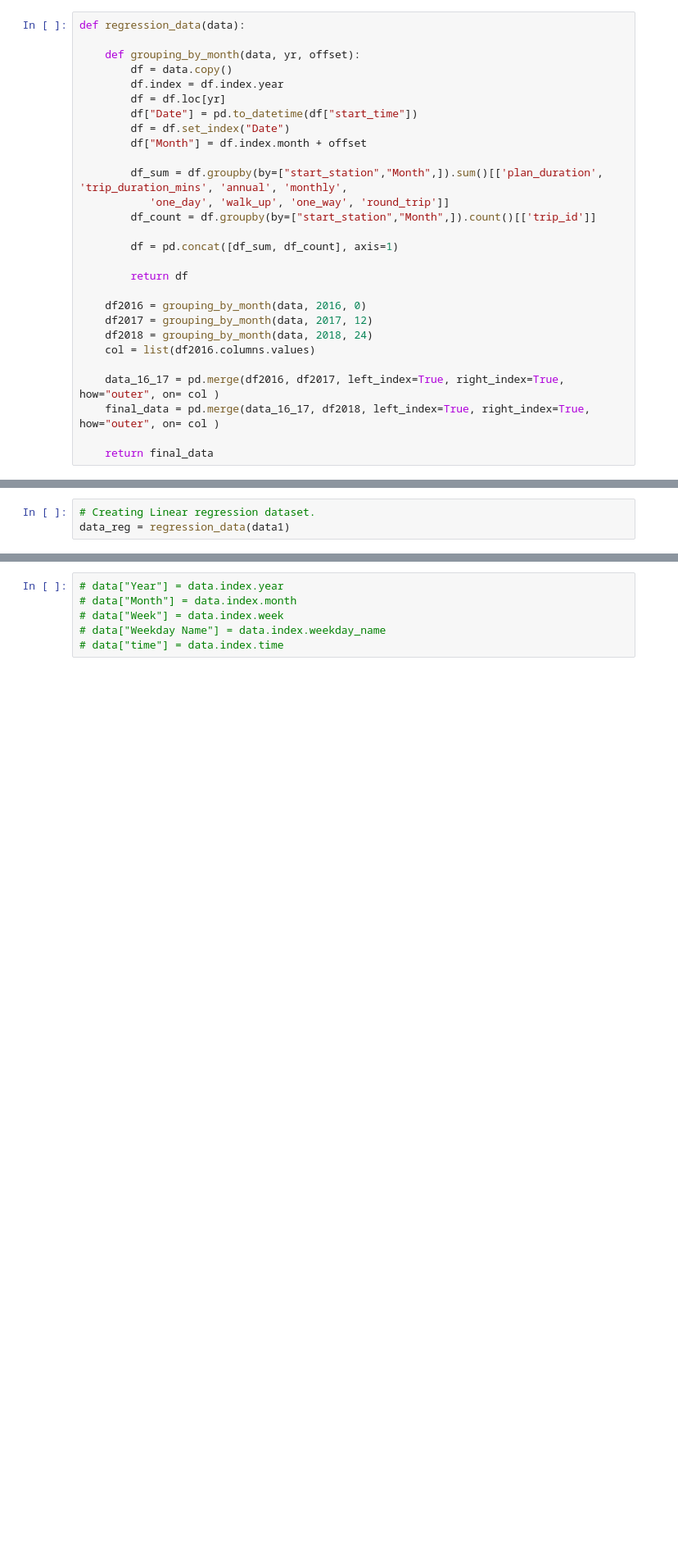
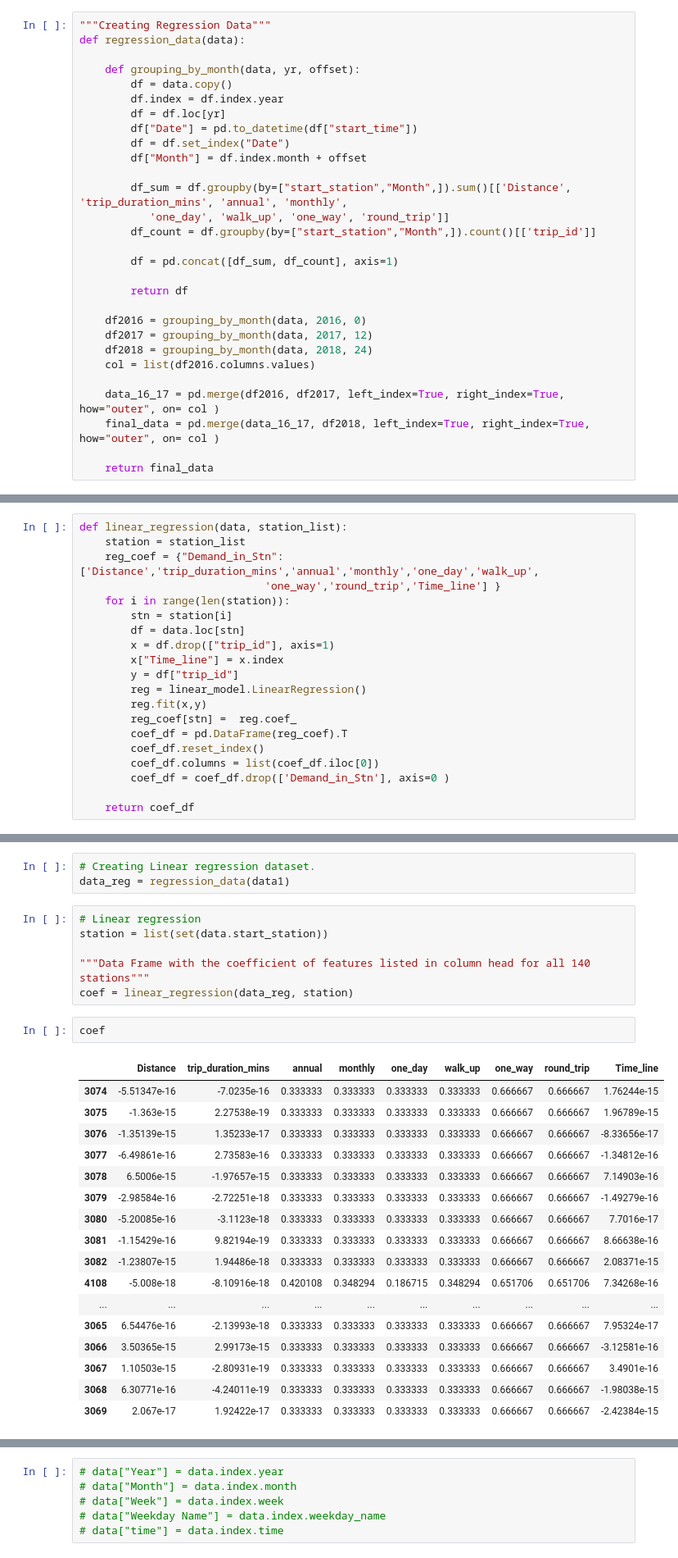
Before and after one commit to biharicoder/LABike_DataScienceCompetition, a Jupyter notebook: LABike_sorting_visual_code.ipynb, the cells around one changed output, grey strips where cells are left out. Shown: that part at 82% size. Cells and saved outputs as stored; diff of their text form; blank space fills up the shorter version.

Commit message:
Included Distance feature and performed LR

```diff
--- a/LABike_sorting_visual_code.ipynb
+++ b/LABike_sorting_visual_code.ipynb
@@ -72,6 +94,7 @@ def add_variables(data):
 
     return data
 # %%
+"""Creating Regression Data"""
 def regression_data(data):
 
     def grouping_by_month(data, yr, offset):
@@ -82,7 +105,7 @@ def regression_data(data):
         df = df.set_index("Date")
         df["Month"] = df.index.month + offset
 
-        df_sum = df.groupby(by=["start_station","Month",]).sum()[['plan_duration', 'trip_duration_mins', 'annual', 'monthly',
+        df_sum = df.groupby(by=["start_station","Month",]).sum()[['Distance', 'trip_duration_mins', 'annual', 'monthly',
            'one_day', 'walk_up', 'one_way', 'round_trip']]
         df_count = df.groupby(by=["start_station","Month",]).count()[['trip_id']]
 
@@ -114,6 +137,26 @@ def network(data):
     station_matrix = pd.DataFrame(matrix, index= station, columns=station)
 
     return station_matrix
+# %%
+def linear_regression(data, station_list):
+    station = station_list
+    reg_coef = {"Demand_in_Stn": ['Distance','trip_duration_mins','annual','monthly','one_day','walk_up',
+                             'one_way','round_trip','Time_line'] }
+    for i in range(len(station)):
+        stn = station[i]
+        df = data.loc[stn]
+        x = df.drop(["trip_id"], axis=1)
+        x["Time_line"] = x.index
+        y = df["trip_id"]
+        reg = linear_model.LinearRegression()
+        reg.fit(x,y)
+        reg_coef[stn] =  reg.coef_
+        coef_df = pd.DataFrame(reg_coef).T
+        coef_df.reset_index()
+        coef_df.columns = list(coef_df.iloc[0])
+        coef_df = coef_df.drop(['Demand_in_Stn'], axis=0 )
+
+    return coef_df
 # %%
 # Loading the LA Bike data
 data = load_data("LABikeData.xlsx")
@@ -123,3 +166,29 @@ data1 = add_variables(data)
 # %%
 # Creating Linear regression dataset.
 data_reg = regression_data(data1)
+# %%
+# Linear regression
+station = list(set(data.start_station))
+
+"""Data Frame with the coefficient of features listed in column head for all 140 stations"""
+coef = linear_regression(data_reg, station)
+# %%
+coef
+# %% [output]
+|  | Distance | trip_duration_mins | annual | monthly | one_day | walk_up | one_way | round_trip | Time_line |
+| 3074 | -5.51347e-16 | -7.0235e-16 | 0.333333 | 0.333333 | 0.333333 | 0.333333 | 0.666667 | 0.666667 | 1.76244e-15 |
+| 3075 | -1.363e-15 | 2.27538e-19 | 0.333333 | 0.333333 | 0.333333 | 0.333333 | 0.666667 | 0.666667 | 1.96789e-15 |
+| 3076 | -1.35139e-15 | 1.35233e-17 | 0.333333 | 0.333333 | 0.333333 | 0.333333 | 0.666667 | 0.666667 | -8.33656e-17 |
+| 3077 | -6.49861e-16 | 2.73583e-16 | 0.333333 | 0.333333 | 0.333333 | 0.333333 | 0.666667 | 0.666667 | -1.34812e-16 |
+| 3078 | 6.5006e-15 | -1.97657e-15 | 0.333333 | 0.333333 | 0.333333 | 0.333333 | 0.666667 | 0.666667 | 7.14903e-16 |
+| 3079 | -2.98584e-16 | -2.72251e-18 | 0.333333 | 0.333333 | 0.333333 | 0.333333 | 0.666667 | 0.666667 | -1.49279e-16 |
+| 3080 | -5.20085e-16 | -3.1123e-18 | 0.333333 | 0.333333 | 0.333333 | 0.333333 | 0.666667 | 0.666667 | 7.7016e-17 |
+| 3081 | -1.15429e-16 | 9.82194e-19 | 0.333333 | 0.333333 | 0.333333 | 0.333333 | 0.666667 | 0.666667 | 8.66638e-16 |
+| 3082 | -1.23807e-15 | 1.94486e-18 | 0.333333 | 0.333333 | 0.333333 | 0.333333 | 0.666667 | 0.666667 | 2.08371e-15 |
+| 4108 | -5.008e-18 | -8.10916e-18 | 0.420108 | 0.348294 | 0.186715 | 0.348294 | 0.651706 | 0.651706 | 7.34268e-16 |
+| ... | ... | ... | ... | ... | ... | ... | ... | ... | ... |
+| 3065 | 6.54476e-16 | -2.13993e-18 | 0.333333 | 0.333333 | 0.333333 | 0.333333 | 0.666667 | 0.666667 | 7.95324e-17 |
+| 3066 | 3.50365e-15 | 2.99173e-15 | 0.333333 | 0.333333 | 0.333333 | 0.333333 | 0.666667 | 0.666667 | -3.12581e-16 |
+| 3067 | 1.10503e-15 | -2.80931e-19 | 0.333333 | 0.333333 | 0.333333 | 0.333333 | 0.666667 | 0.666667 | 3.4901e-16 |
+| 3068 | 6.30771e-16 | -4.24011e-19 | 0.333333 | 0.333333 | 0.333333 | 0.333333 | 0.666667 | 0.666667 | -1.98038e-15 |
+| 3069 | 2.067e-17 | 1.92422e-17 | 0.333333 | 0.333333 | 0.333333 | 0.333333 | 0.666667 | 0.666667 | -2.42384e-15 |
```
Also changed, not shown: parts of 4 cells of this notebook.
